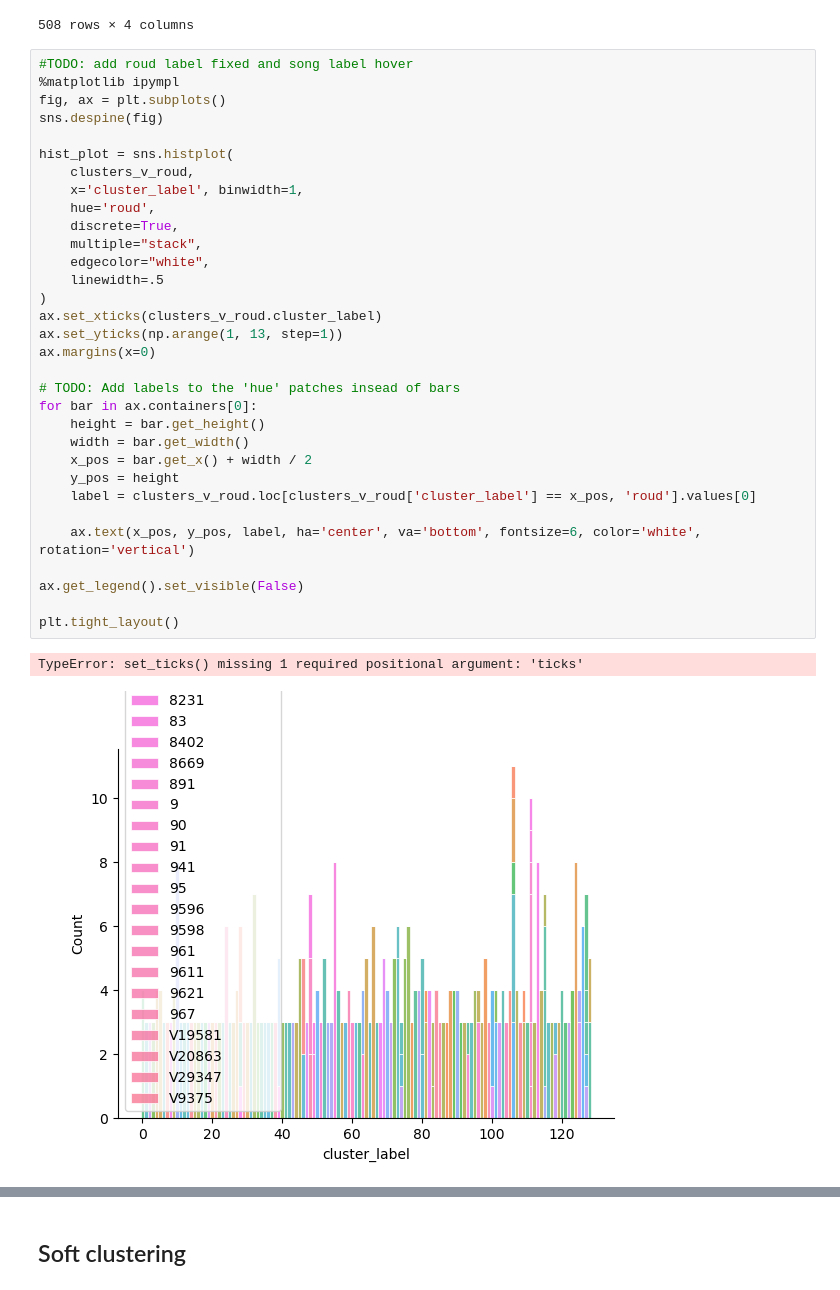
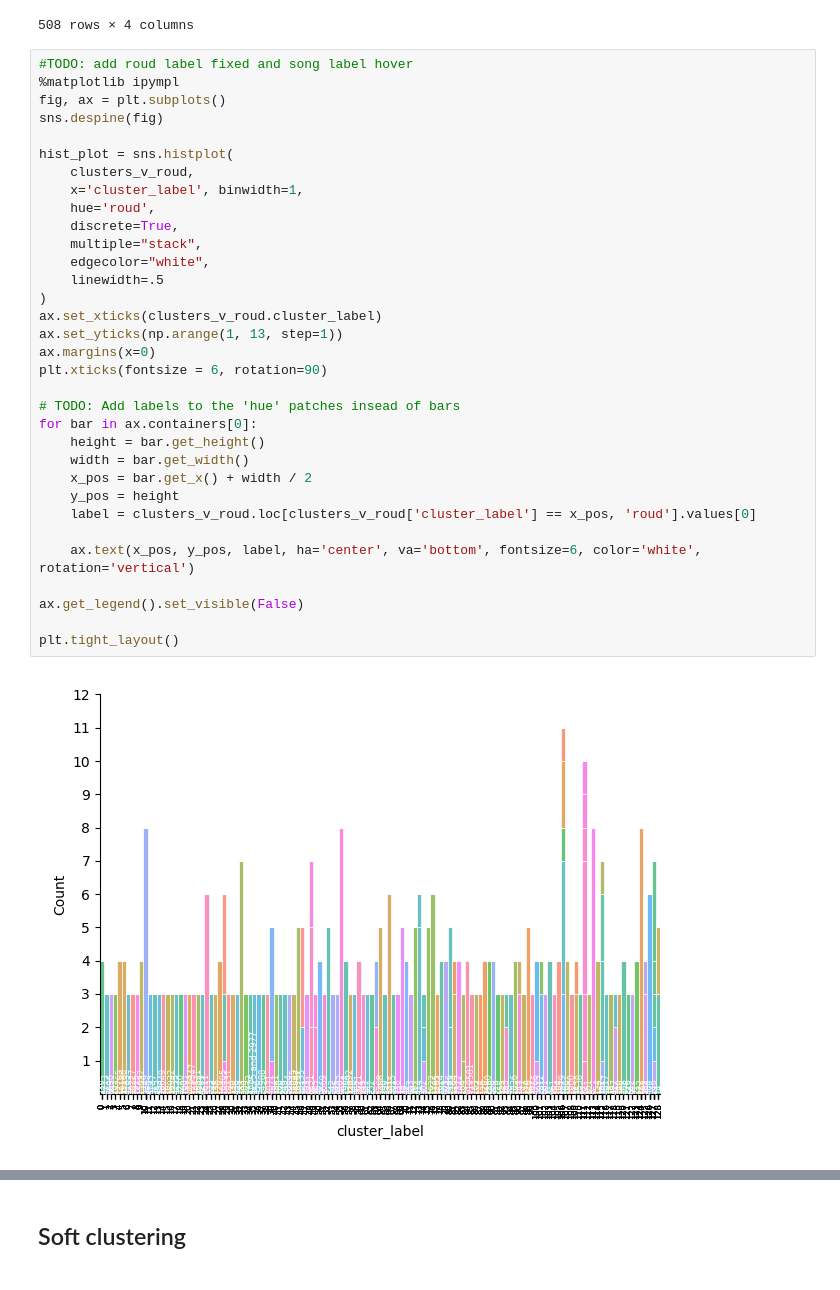
Before and after one commit to sian0x0/Roud-Song-Clusters, a Jupyter notebook: Roud-Clusters.ipynb, the cells around one changed output, grey strips where cells are left out. Saved outputs shown, nothing was run; the diff lists cells and outputs as text.

Commit message:
HDBSCAN cluster/visualisation

```diff
--- a/Roud-Clusters.ipynb
+++ b/Roud-Clusters.ipynb
@@ -1523,32 +1523,32 @@ clusters_v_roud
 fig, ax = plt.subplots()
 sns.despine(fig)
 
 hist_plot = sns.histplot(
     clusters_v_roud,
     x='cluster_label', binwidth=1,
     hue='roud',
     discrete=True,
     multiple="stack",
     edgecolor="white",
     linewidth=.5
 )
 ax.set_xticks(clusters_v_roud.cluster_label)
 ax.set_yticks(np.arange(1, 13, step=1))
 ax.margins(x=0)
+plt.xticks(fontsize = 6, rotation=90)
 
 # TODO: Add labels to the 'hue' patches insead of bars
 for bar in ax.containers[0]:
     height = bar.get_height()
     width = bar.get_width()
     x_pos = bar.get_x() + width / 2
     y_pos = height
     label = clusters_v_roud.loc[clusters_v_roud['cluster_label'] == x_pos, 'roud'].values[0]
 
     ax.text(x_pos, y_pos, label, ha='center', va='bottom', fontsize=6, color='white', rotation='vertical')
 
 ax.get_legend().set_visible(False)
 
 plt.tight_layout()
 # %% [output]
-TypeError: set_ticks() missing 1 required positional argument: 'ticks'
-[figure, old version]
+[figure, new version]
```
Also changed, not shown: parts of 1 cell of this notebook, 1 other file.
